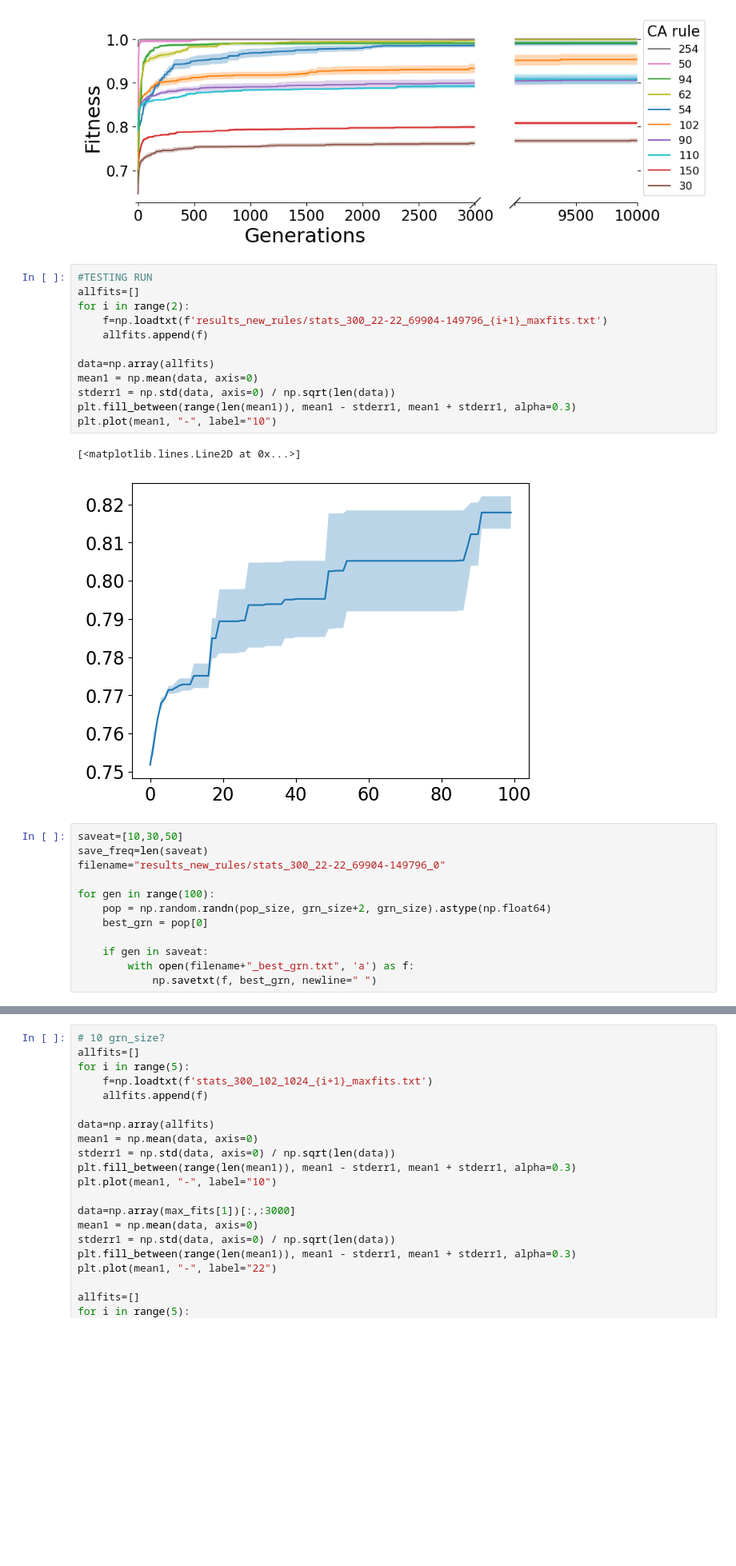
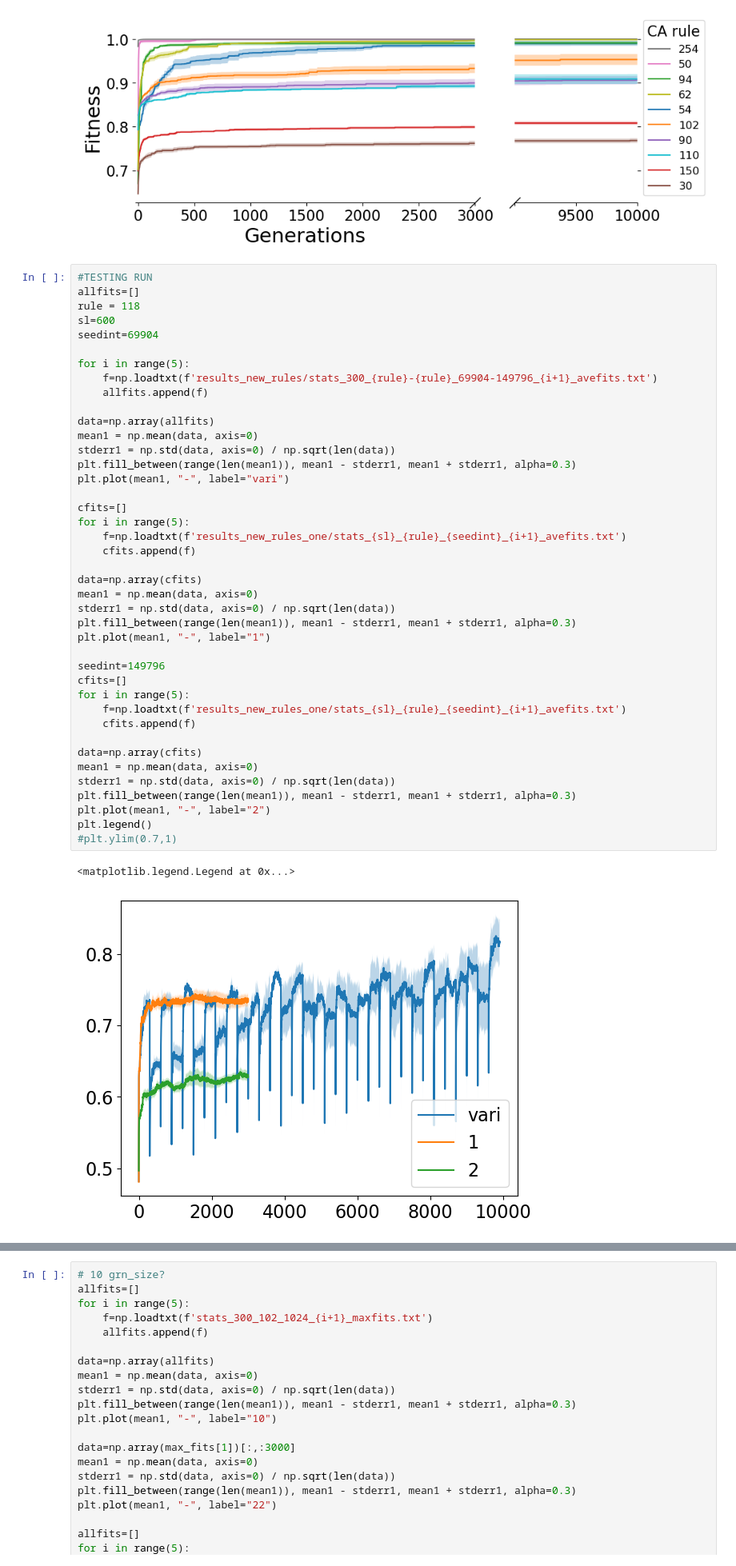
Before and after one commit to Cpetak/CA_GRN2, a Jupyter notebook: A2.ipynb, the cells around one changed output, grey strips where cells are left out. Shown at 80% size. Drawn from its saved outputs; the diff is of its cells as text; blank space fills up the shorter version.

```diff
--- a/A2.ipynb
+++ b/A2.ipynb
@@ -352,30 +352,47 @@ plt.tight_layout()
 plt.show()
 # %% [output]
 [figure]
-# %%
-#TESTING RUN
-allfits=[]
-for i in range(2):
-    f=np.loadtxt(f'results_new_rules/stats_300_22-22_69904-149796_{i+1}_maxfits.txt')
-    allfits.append(f)
-
-data=np.array(allfits)
-mean1 = np.mean(data, axis=0)
-stderr1 = np.std(data, axis=0) / np.sqrt(len(data))
-plt.fill_between(range(len(mean1)), mean1 - stderr1, mean1 + stderr1, alpha=0.3)
-plt.plot(mean1, "-", label="10")
-# %% [output]
-[<matplotlib.lines.Line2D at 0x...>]
-[figure, removed]
-# %%
-saveat=[10,30,50]
-save_freq=len(saveat)
-filename="results_new_rules/stats_300_22-22_69904-149796_0"
-
-for gen in range(100):
-    pop = np.random.randn(pop_size, grn_size+2, grn_size).astype(np.float64)
-    best_grn = pop[0]
-
-    if gen in saveat:
-        with open(filename+"_best_grn.txt", 'a') as f:
-            np.savetxt(f, best_grn, newline=" ")
+# %%
+#TESTING RUN
+allfits=[]
+rule = 118
+sl=600
+seedint=69904
+
+for i in range(5):
+    f=np.loadtxt(f'results_new_rules/stats_300_{rule}-{rule}_69904-149796_{i+1}_avefits.txt')
+    allfits.append(f)
+
+data=np.array(allfits)
+mean1 = np.mean(data, axis=0)
+stderr1 = np.std(data, axis=0) / np.sqrt(len(data))
+plt.fill_between(range(len(mean1)), mean1 - stderr1, mean1 + stderr1, alpha=0.3)
+plt.plot(mean1, "-", label="vari")
+
+cfits=[]
+for i in range(5):
+    f=np.loadtxt(f'results_new_rules_one/stats_{sl}_{rule}_{seedint}_{i+1}_avefits.txt')
+    cfits.append(f)
+
+data=np.array(cfits)
+mean1 = np.mean(data, axis=0)
+stderr1 = np.std(data, axis=0) / np.sqrt(len(data))
+plt.fill_between(range(len(mean1)), mean1 - stderr1, mean1 + stderr1, alpha=0.3)
+plt.plot(mean1, "-", label="1")
+
+seedint=149796
+cfits=[]
+for i in range(5):
+    f=np.loadtxt(f'results_new_rules_one/stats_{sl}_{rule}_{seedint}_{i+1}_avefits.txt')
+    cfits.append(f)
+
+data=np.array(cfits)
+mean1 = np.mean(data, axis=0)
+stderr1 = np.std(data, axis=0) / np.sqrt(len(data))
+plt.fill_between(range(len(mean1)), mean1 - stderr1, mean1 + stderr1, alpha=0.3)
+plt.plot(mean1, "-", label="2")
+plt.legend()
+#plt.ylim(0.7,1)
+# %% [output]
+<matplotlib.legend.Legend at 0x...>
+[figure, added]
```
Also changed, not shown: parts of 7 cells of this notebook, 1 other file.
